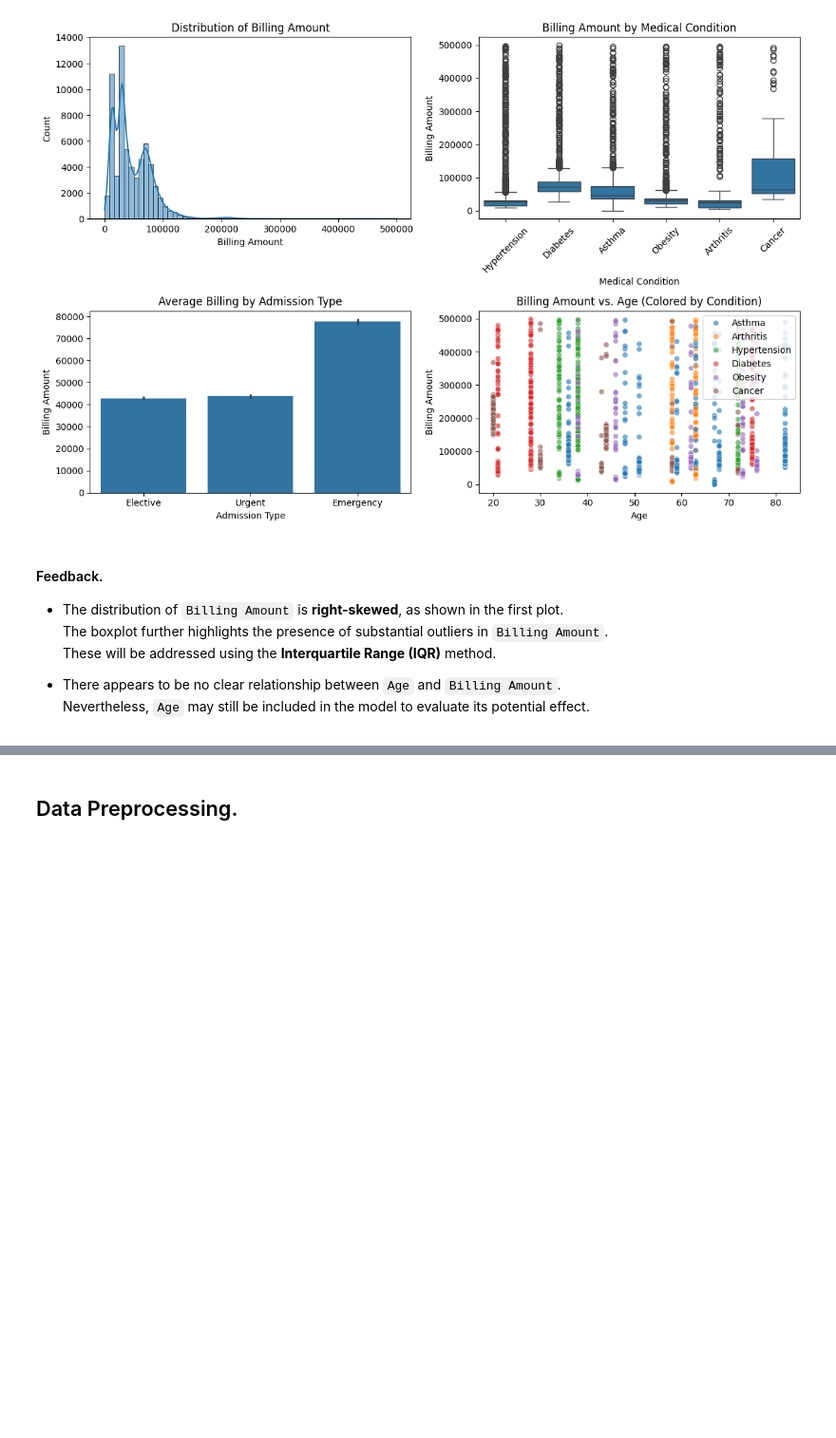
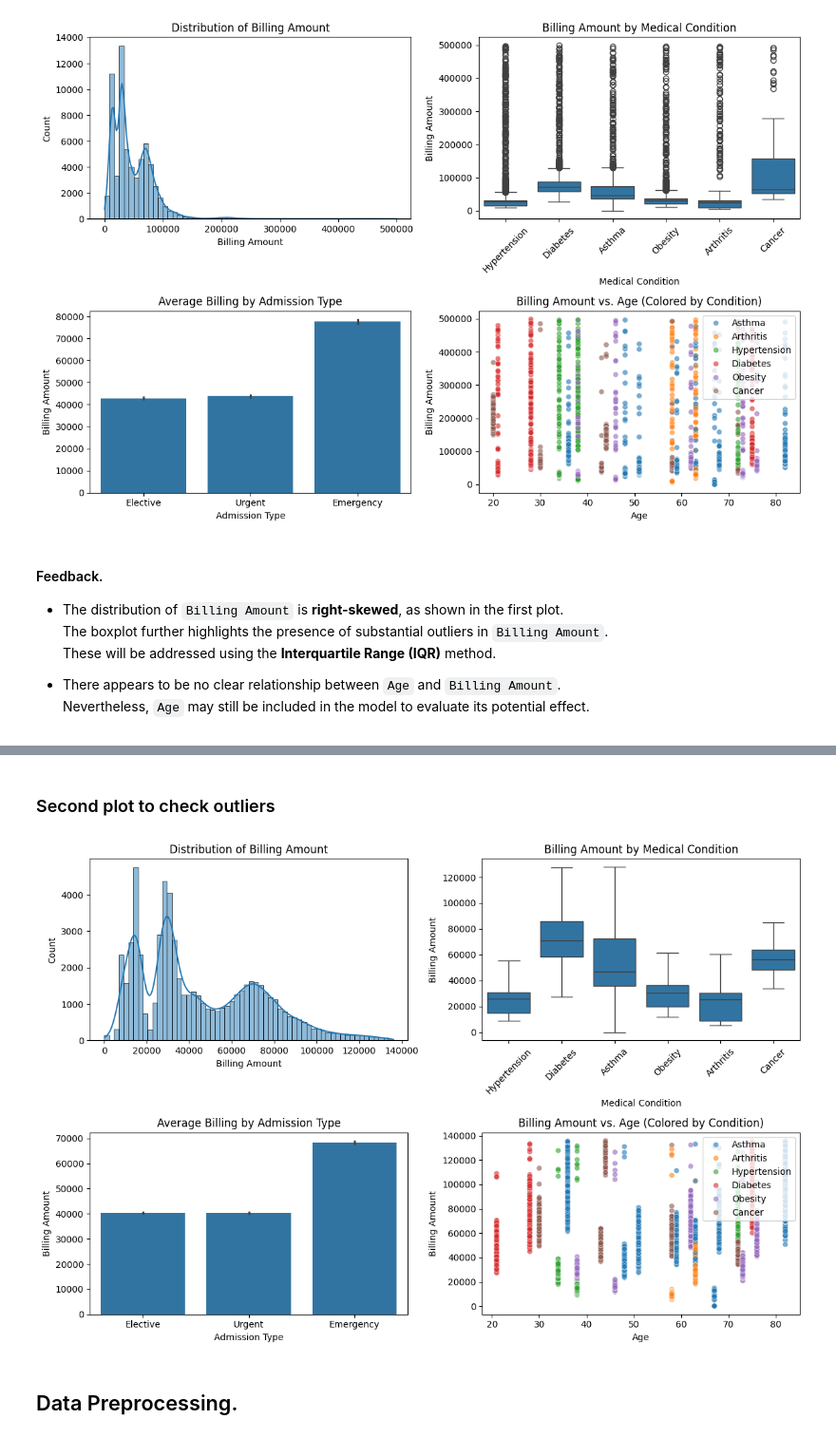
Before and after one commit to Rooney-tech/Machine-Learning, a Jupyter notebook: Linear regression/Notebooks/Linear Regression Analaysis 2- Predicting Patient Bill.ipynb, the cells around one changed output, grey strips where cells are left out. Shown: that part at 95% size. Saved outputs shown, nothing was run; the diff lists cells and outputs as text; code cells hidden in the pictures; blank space fills up the shorter version.

```diff
--- a/Linear regression/Notebooks/Linear Regression Analaysis 2- Predicting Patient Bill.ipynb
+++ b/Linear regression/Notebooks/Linear Regression Analaysis 2- Predicting Patient Bill.ipynb
@@ -254,2 +298,32 @@ plt.show()
+# %% [markdown]
+### Second plot to check outliers
+# %%
+fig, ax = plt.subplots(2, 2, figsize=(12, 8))
+
+# Histogram + KDE
+sns.histplot(data=admissions, x='Billing Amount', kde=True, bins=60, ax=ax[0,0])
+ax[0,0].set_title('Distribution of Billing Amount')
+
+# Boxplot by Medical Condition
+sns.boxplot(data=admissions, x='Medical Condition', y='Billing Amount',
+            order=admissions['Medical Condition'].value_counts().index, showfliers = False, ax=ax[0,1])
+ax[0,1].tick_params(axis='x', rotation=45)
+ax[0,1].set_title('Billing Amount by Medical Condition')
+
+# Barplot by Admission Type
+sns.barplot(data=admissions, x='Admission Type', y='Billing Amount',
+            order=['Elective', 'Urgent', 'Emergency'], ax=ax[1,0])
+ax[1,0].set_title('Average Billing by Admission Type')
+
+# Scatterplot Age vs Billing Amount
+sns.scatterplot(data=admissions, x='Age', y='Billing Amount',
+                hue='Medical Condition', alpha=0.6, ax=ax[1,1])
+ax[1,1].set_title('Billing Amount vs. Age (Colored by Condition)')
+ax[1,1].legend(loc = 'upper right', bbox_to_anchor = (1,1))
+
+plt.tight_layout()
+plt.show()
+# %% [output]
+[figure, added]
 # %% [markdown]
 ## Data Preprocessing.
```
Also changed, not shown: parts of 2 cells of this notebook.
